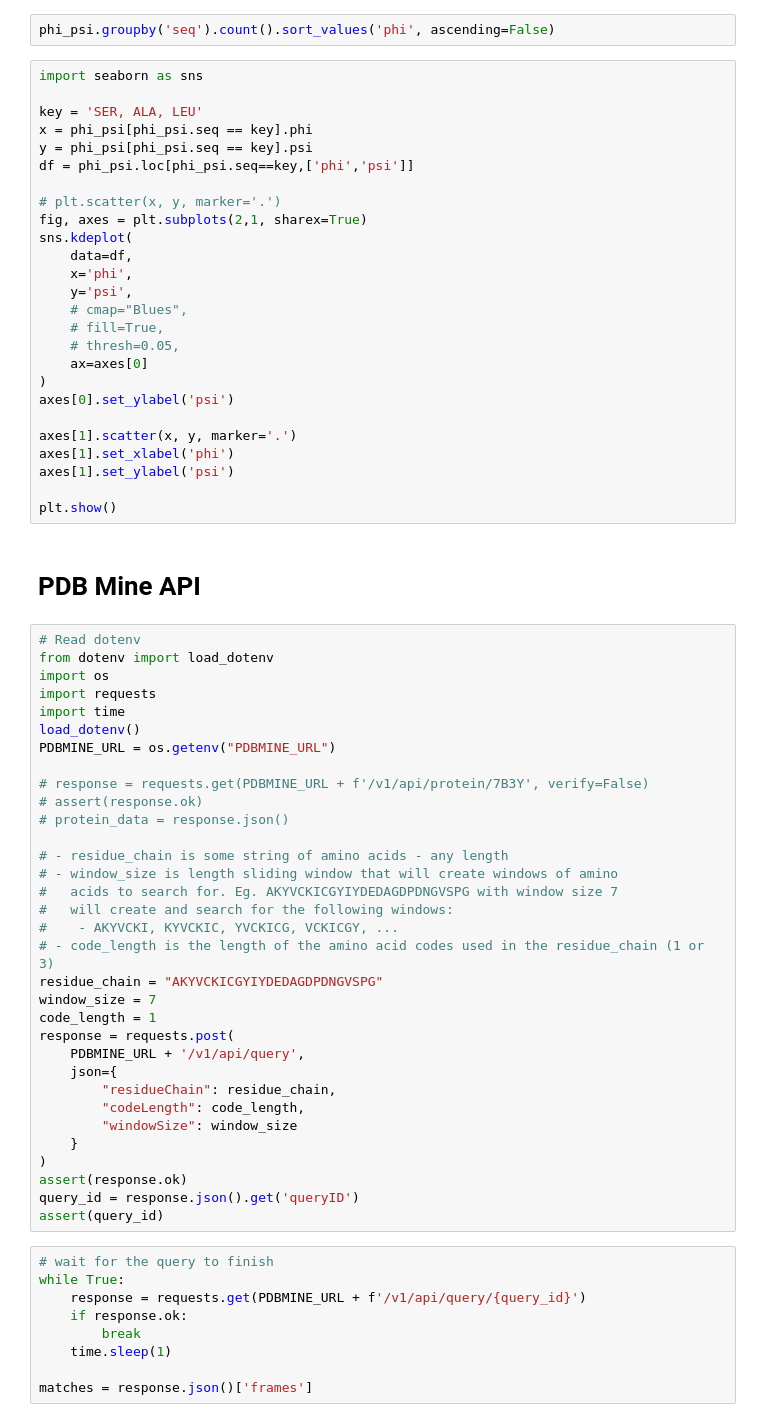
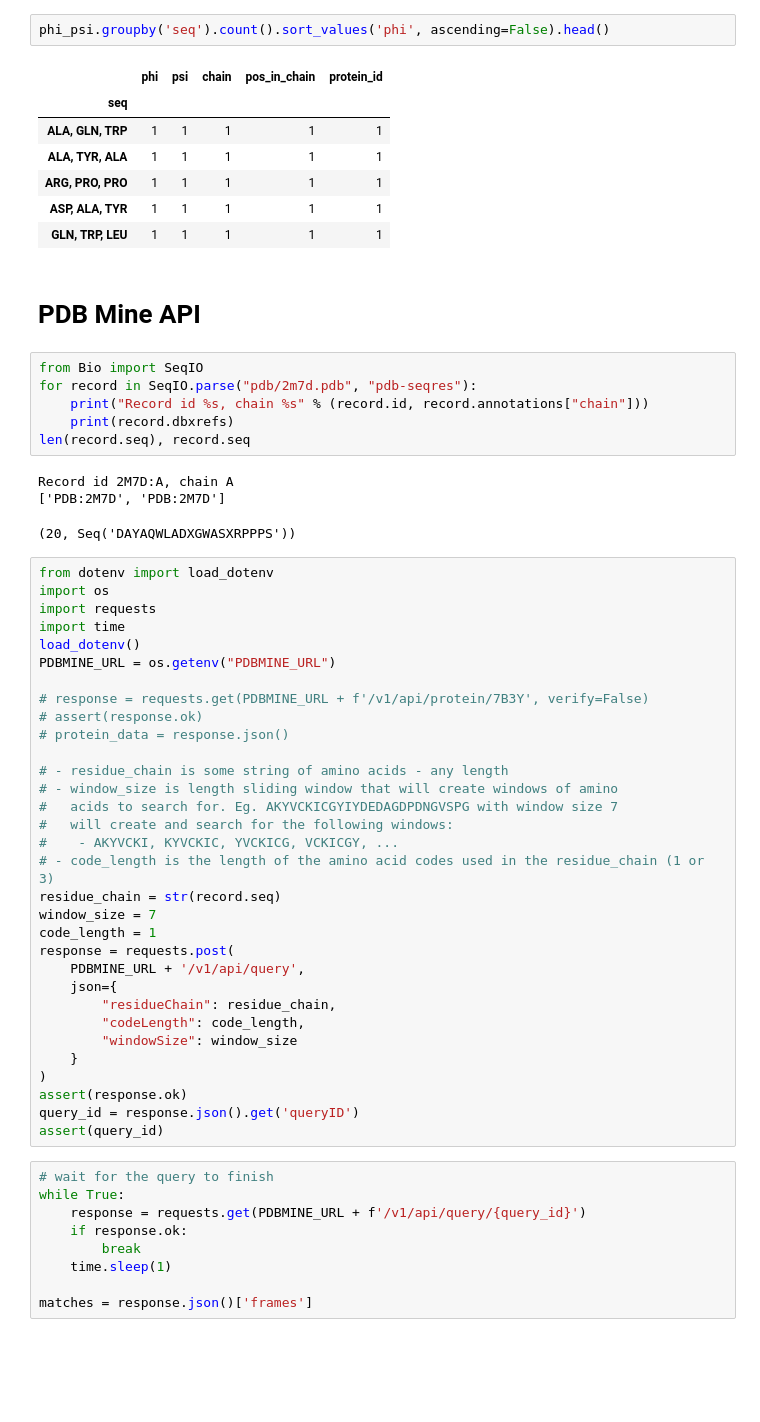
Before and after one commit to Musa-Azeem/protein-dihedral-visualization, a Jupyter notebook: prototype.ipynb, the cells around one changed output. Cells and saved outputs as stored; diff of their text form; blank space fills up the shorter version.

```diff
--- a/prototype.ipynb
+++ b/prototype.ipynb
@@ -64,35 +164,26 @@ phi_psi[~phi_psi.isna().any(axis=1)]
 # %%
-phi_psi.groupby('seq').count().sort_values('phi', ascending=False)
+phi_psi.groupby('seq').count().sort_values('phi', ascending=False).head()
+# %% [output]
+|  | phi | psi | chain | pos_in_chain | protein_id |
+| seq |  |  |  |  |  |
+| ALA, GLN, TRP | 1 | 1 | 1 | 1 | 1 |
+| ALA, TYR, ALA | 1 | 1 | 1 | 1 | 1 |
+| ARG, PRO, PRO | 1 | 1 | 1 | 1 | 1 |
+| ASP, ALA, TYR | 1 | 1 | 1 | 1 | 1 |
+| GLN, TRP, LEU | 1 | 1 | 1 | 1 | 1 |
-# %%
-import seaborn as sns
-
-key = 'SER, ALA, LEU'
-x = phi_psi[phi_psi.seq == key].phi
-y = phi_psi[phi_psi.seq == key].psi
-df = phi_psi.loc[phi_psi.seq==key,['phi','psi']]
-
-# plt.scatter(x, y, marker='.')
-fig, axes = plt.subplots(2,1, sharex=True)
-sns.kdeplot(
-    data=df,
-    x='phi',
-    y='psi',
-    # cmap="Blues",
-    # fill=True,
-    # thresh=0.05,
-    ax=axes[0]
-)
-axes[0].set_ylabel('psi')
-
-axes[1].scatter(x, y, marker='.')
-axes[1].set_xlabel('phi')
-axes[1].set_ylabel('psi')
-
-plt.show()
 # %% [markdown]
 # PDB Mine API
+# %%
+from Bio import SeqIO
+for record in SeqIO.parse("pdb/2m7d.pdb", "pdb-seqres"):
+    print("Record id %s, chain %s" % (record.id, record.annotations["chain"]))
+    print(record.dbxrefs)
+len(record.seq), record.seq
+# %% [output]
+Record id 2M7D:A, chain A
+['PDB:2M7D', 'PDB:2M7D']
+(20, Seq('DAYAQWLADXGWASXRPPPS'))
 # %%
-# Read dotenv
 from dotenv import load_dotenv
 import os
 import requests
@@ -110,7 +201,7 @@ PDBMINE_URL = os.getenv("PDBMINE_URL")
 #   will create and search for the following windows:
 #    - AKYVCKI, KYVCKIC, YVCKICG, VCKICGY, ...
 # - code_length is the length of the amino acid codes used in the residue_chain (1 or 3)
-residue_chain = "AKYVCKICGYIYDEDAGDPDNGVSPG"
+residue_chain = str(record.seq)
 window_size = 7
 code_length = 1
 response = requests.post(
```
Also changed, not shown: parts of 10 cells of this notebook, 3 other files.
